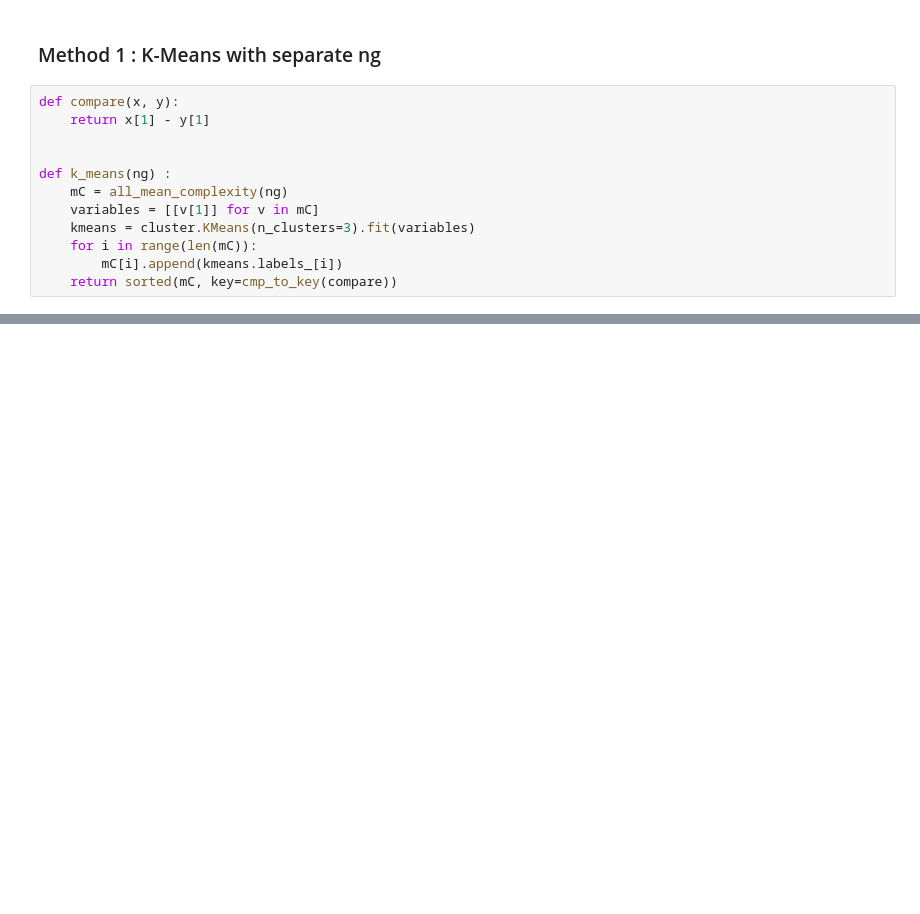
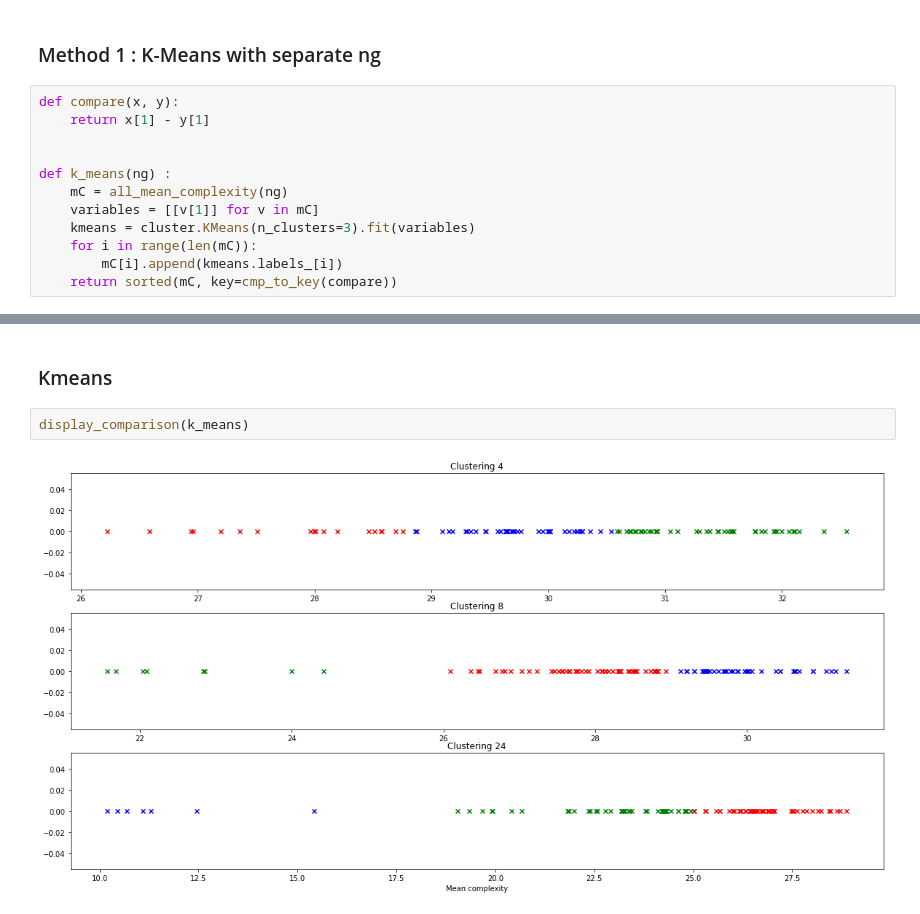
Before and after one commit to nordine-marie/signature-recognition-MCYT-100, a Jupyter notebook: main.ipynb, the cells around one changed output, grey strips where cells are left out. Drawn from its saved outputs; the diff is of its cells as text; blank space fills up the shorter version.

```diff
--- a/main.ipynb
+++ b/main.ipynb
@@ -267,0 +305,6 @@ signatory n°53           |      31.310506714089808               |      2
+# %% [markdown]
+### Kmeans
+# %%
+display_comparison(k_means)
+# %% [output]
+[figure, added]
```
Also changed, not shown: parts of 16 cells of this notebook.
